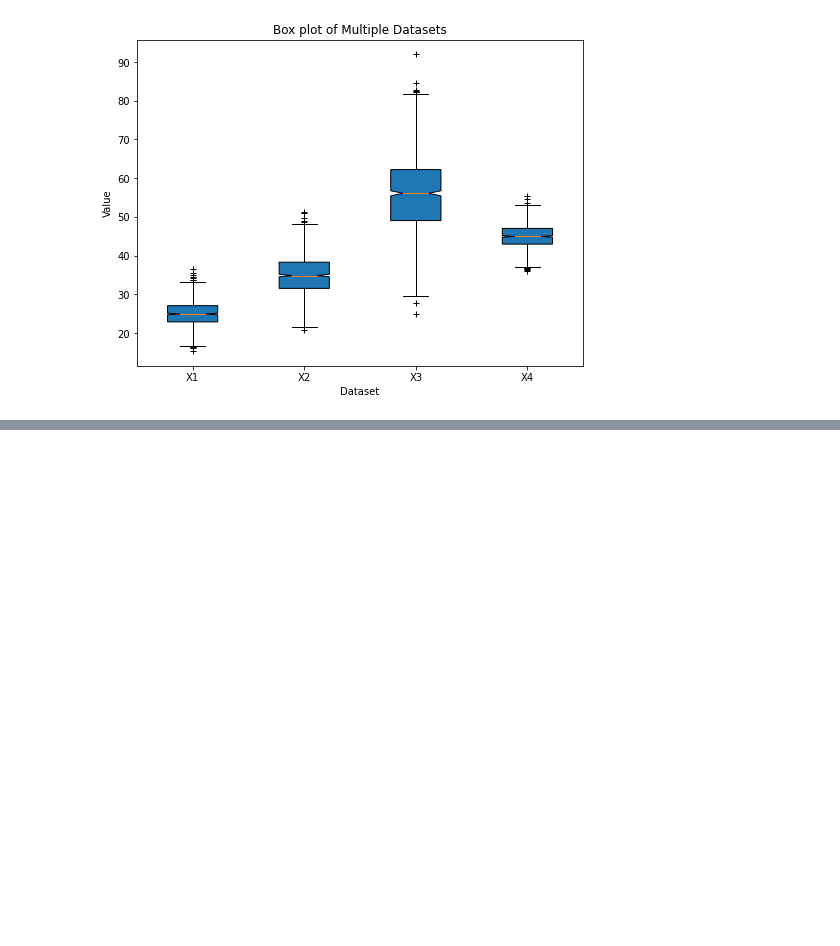
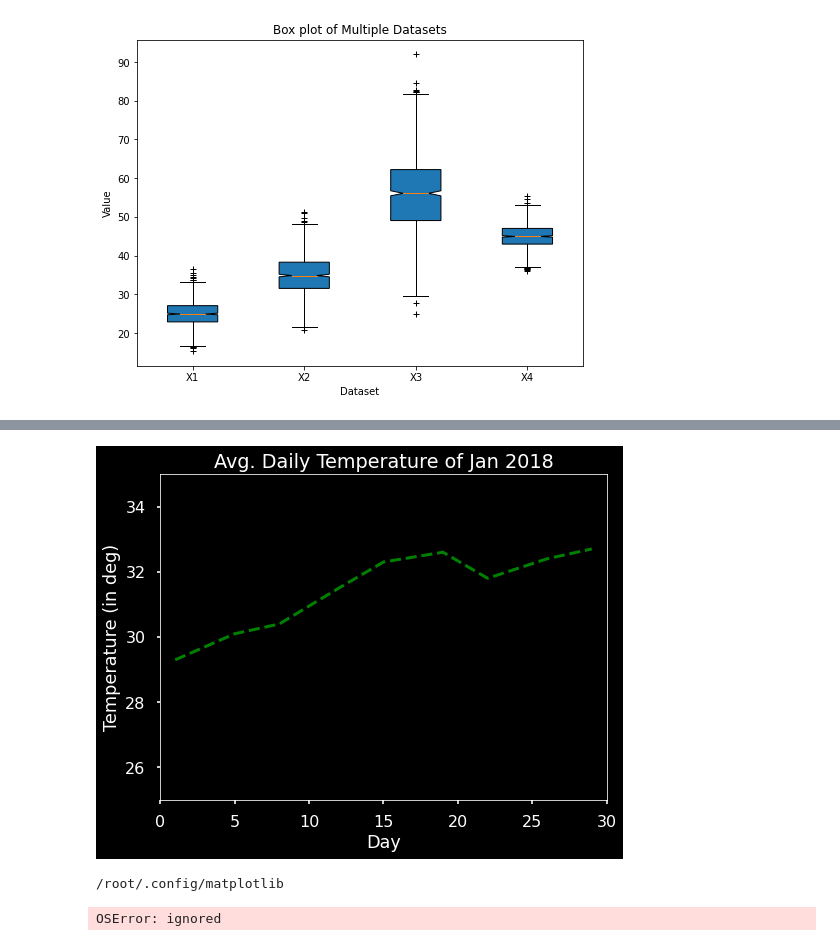
Before and after one commit to vvtrip/ml_manifestations, a Jupyter notebook: 7_tools/9_matplotlib.ipynb, the cells around one changed output, grey strips where cells are left out. Cells and saved outputs as stored; diff of their text form; code cells hidden in the pictures; blank space fills up the shorter version.

```diff
--- a/7_tools/9_matplotlib.ipynb
+++ b/7_tools/9_matplotlib.ipynb
@@ -719,0 +751,28 @@ test_boxplot_of_four_normal_distribution()
+# %%
+# Multiple style sheets can be used together in matplotlib.
+
+# This provides the flexibility to compose two style sheets such as one for customizing colors and other for customizing element sizes.
+
+with plt.style.context(['dark_background', 'seaborn-poster']):
+    fig = plt.figure(figsize=(8,6))
+    ax = fig.add_subplot(111)
+    ax.set(title='Avg. Daily Temperature of Jan 2018',
+      xlabel='Day', ylabel='Temperature (in deg)',
+      xlim=(0, 30), ylim=(25, 35))
+    days = [1, 5, 8, 12, 15, 19, 22, 26, 29]
+    temp = [29.3, 30.1, 30.4, 31.5, 32.3, 32.6, 31.8, 32.4, 32.7]
+    ax.plot(days, temp, color='green', linestyle='--', linewidth=3)
+    plt.show()
+# %% [output]
+[figure, added]
+# %%
+# Creating a Custom Style
+
+# A style sheet is a text file having extension .mplstyle.
+# All custom style sheets are placed in a folder, stylelib, present in the config directory of matplotlib.
+# Use the below expression for knowing the Config folder.
+
+import matplotlib
+print(matplotlib.get_configdir())
+# %% [output]
+/root/.config/matplotlib
@@ -719,0 +791,16 @@ test_boxplot_of_four_normal_distribution()
+# %%
+# A custom style can also be used similar to builtin styles, after reloading the style library.
+# The below code snippet used mystyle along with dark_background.
+
+with plt.style.context(['dark_background', 'mystyle']):
+    fig = plt.figure(figsize=(8,6))
+    ax = fig.add_subplot(111)
+    ax.set(title='Avg. Daily Temperature of Jan 2018',
+      xlabel='Day', ylabel='Temperature (in deg)',
+      xlim=(0, 30), ylim=(25, 35))
+    days = [1, 5, 8, 12, 15, 19, 22, 26, 29]
+    temp = [29.3, 30.1, 30.4, 31.5, 32.3, 32.6, 31.8, 32.4, 32.7]
+    ax.plot(days, temp, color='green', linestyle='--', linewidth=3)
+    plt.show()
+# %% [output]
+OSError: ignored
```
Also changed, not shown: parts of 6 cells of this notebook.
